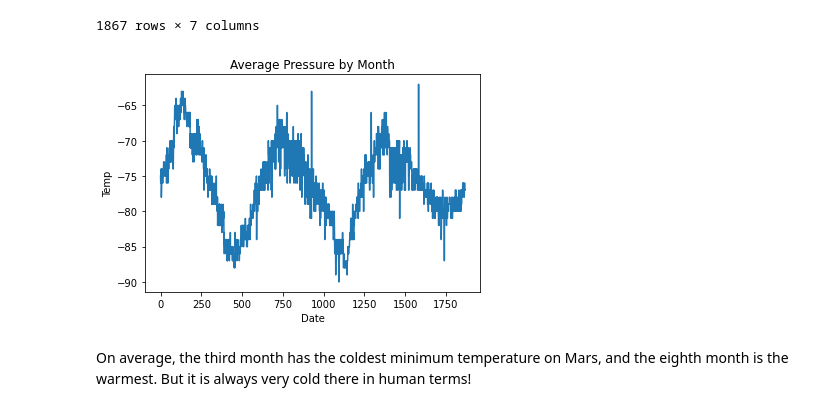
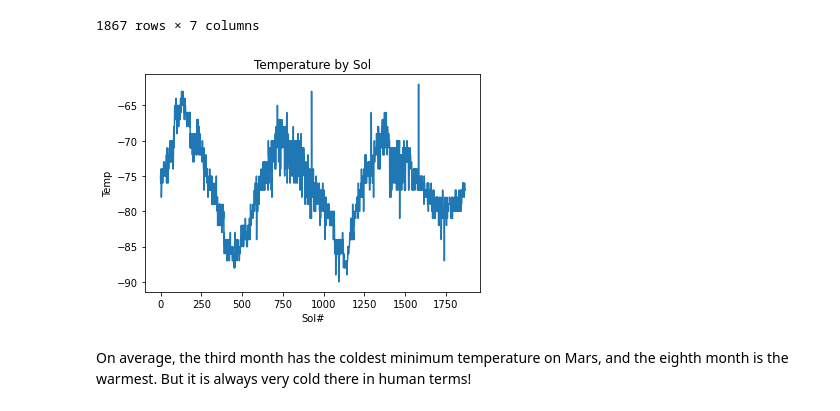
Before and after one commit to ulrich-matthis/Mars_html_challenge, a Jupyter notebook: part_2_mars_weather.ipynb, the cells around one changed output. Drawn from its saved outputs; the diff is of its cells as text; code cells hidden in the pictures.

```diff
--- a/part_2_mars_weather.ipynb
+++ b/part_2_mars_weather.ipynb
@@ -286,13 +267,13 @@ begin_year
 # %%
 mars_temp = mars_df['min_temp']
 
 mars_temp.plot.line()
-plt.title('Average Pressure by Month')
-plt.xlabel("Date")
+plt.title('Temperature by Sol')
+plt.xlabel("Sol#")
 plt.ylabel("Temp")
 plt.show()
 # %% [output]
-[figure, old version]
+[figure, new version]
 # %% [markdown]
 On average, the third month has the coldest minimum temperature on Mars, and the eighth month is the warmest. But it is always very cold there in human terms!
 # %% [markdown]
```
Also changed, not shown: parts of 1 cell of this notebook.
